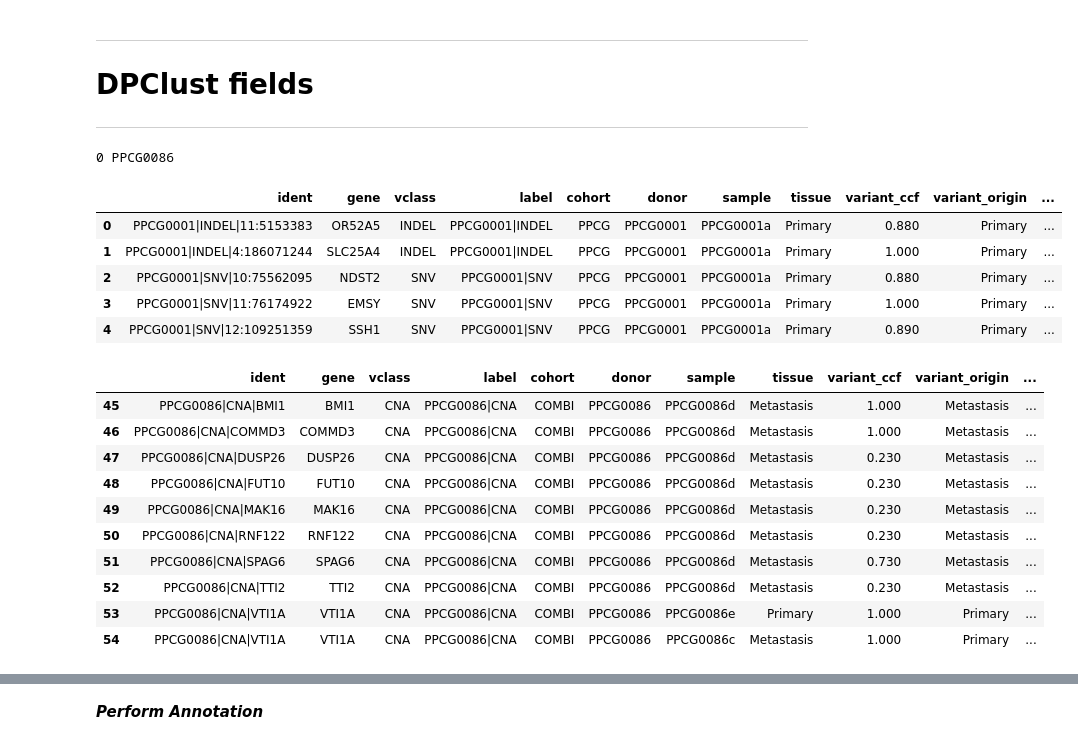
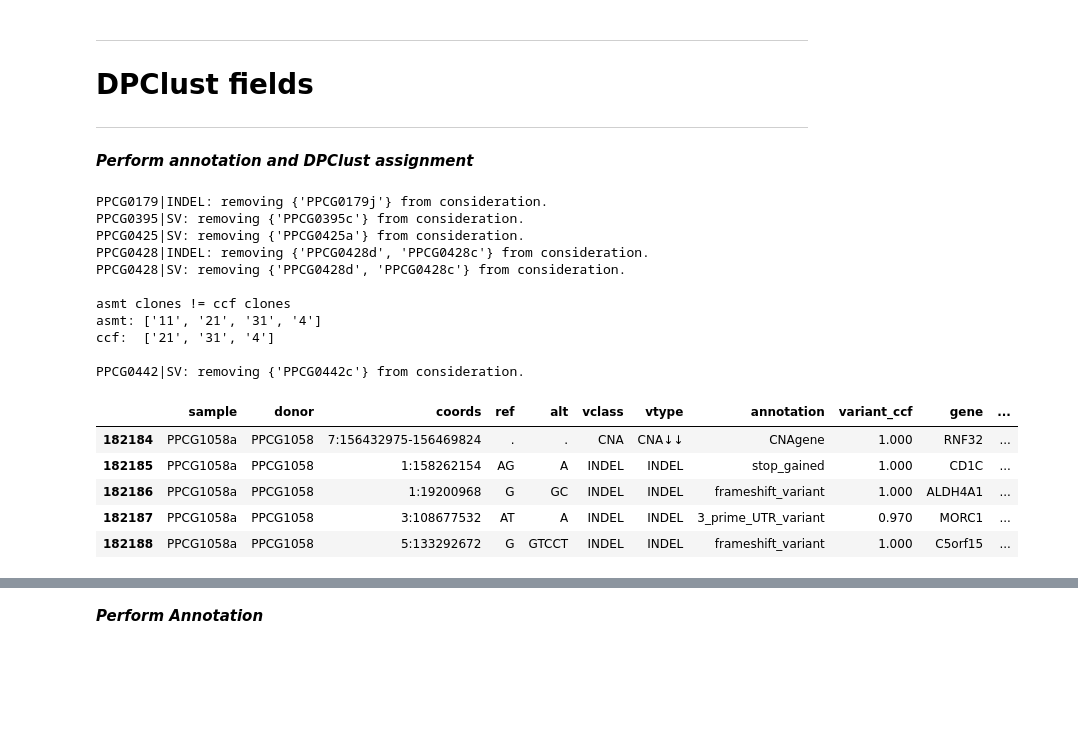
Before and after one commit to GraceAHall/PPCG_DifferentialGenesetMutation, a Jupyter notebook: scripts/assign_clones.ipynb, the cells around one changed output, grey strips where cells are left out. Saved outputs shown, nothing was run; the diff lists cells and outputs as text; code cells hidden in the pictures; blank space fills up the shorter version.

```diff
--- a/scripts/assign_clones.ipynb
+++ b/scripts/assign_clones.ipynb
@@ -165,7 +167,7 @@ def preprocess_mutations(table: pd.DataFrame) -> pd.DataFrame:
 
     # drop duplicates.
     # sorting ensures higher ccf replicates are kept.
-    df = df.sort_values('est_ccf', ascending=False)
+    df = df.sort_values(['est_ccf', 'coords'], ascending=False)
     # SNV/INDEL: exact variant duplicates.
     shard1 = df[df['vclass'].isin(['SNV', 'INDEL'])].copy()
     shard1 = shard1.drop_duplicates(subset=['sample', 'vclass', 'coords'])
@@ -186,9 +188,12 @@ def preprocess_mutations(table: pd.DataFrame) -> pd.DataFrame:
 
     # formatting
     df = df.rename(columns={'est_ccf': 'variant_ccf'})
-    df = df[['ident', 'gene', 'vclass', 'label', 'cohort', 'donor', 'sample', 'tissue', 'variant_ccf']].copy()
+    # df = df[['ident', 'label', 'gene', 'vclass', 'cohort', 'donor', 'sample', 'tissue', 'variant_ccf']].copy()
+    df = df.copy()
     df = df.sort_values('ident')
     return df
 
 muts = load_mutations()
+print(muts.head())
 muts = preprocess_mutations(muts)
+muts.head()
@@ -721,48 +785,53 @@ def _process_variant_chunk(df: pd.DataFrame, local_ccfs: pd.DataFrame) -> str|No
     return clone
+# %% [markdown]
+***Perform annotation and DPClust assignment***
 # %%
 fmapper = {
     'single_primary': assign_single_primary,
     'multi_primary': assign_multi_primary,
     'single_primary_single_met': assign_single_primary_single_met,
     'single_primary_multi_met': assign_single_primary_multi_met,
     'single_met': assign_single_met,
     'multi_met': assign_multi_met,
 }
 
 muts = load_mutations()
 muts = preprocess_mutations(muts)
-muts = muts[muts['donor'].isin(['PPCG0086', 'PPCG0001'])].copy()
+# muts = muts[muts['donor']=='PPCG0395'].copy()
+# muts = muts[muts['donor'].isin(['PPCG0086', 'PPCG0001'])].copy()
 
 table = pd.DataFrame(columns=muts.columns.to_list() + ['variant_origin', 'variant_ctype'])
 for handling, func in fmapper.items():
     cigs = set(hframe[hframe['handling']==handling]['label'].unique())
     df = muts[muts['label'].isin(cigs)].copy()
     if df.shape[0] == 0:
         continue
     df = func(df, hframe)
     table = pd.concat([table, df], ignore_index=True)
 
 table = assign_dpclust(table, hframe)
-table.head()
+assert muts['ident'].nunique() == table['ident'].nunique()
+assert table[table['vclass']=='SV']['variant_ccf'].isna().all()
+assert table[table['vclass']!='SV']['variant_ccf'].notna().all()
+assert table['variant_origin'].isna().sum()==0
+assert table['variant_ctype'].isna().sum()==0
+# table = table.rename(columns={'ident': 'variant'})
+table[table['cohort']=='COMBI'].head()
 # %% [output]
-0 PPCG0086
+PPCG0179|INDEL: removing {'PPCG0179j'} from consideration.
+PPCG0395|SV: removing {'PPCG0395c'} from consideration.
+PPCG0425|SV: removing {'PPCG0425a'} from consideration.
+PPCG0428|INDEL: removing {'PPCG0428d', 'PPCG0428c'} from consideration.
+PPCG0428|SV: removing {'PPCG0428d', 'PPCG0428c'} from consideration.
+
+asmt clones != ccf clones
+asmt: ['11', '21', '31', '4']
+ccf:  ['21', '31', '4']
+
+PPCG0442|SV: removing {'PPCG0442c'} from consideration.
-|  | ident | gene | vclass | label | cohort | donor | sample | tissue | variant_ccf | variant_origin | ... |
-| 0 | PPCG0001|INDEL|11:5153383 | OR52A5 | INDEL | PPCG0001|INDEL | PPCG | PPCG0001 | PPCG0001a | Primary | 0.880 | Primary | ... |
-| 1 | PPCG0001|INDEL|4:186071244 | SLC25A4 | INDEL | PPCG0001|INDEL | PPCG | PPCG0001 | PPCG0001a | Primary | 1.000 | Primary | ... |
-| 2 | PPCG0001|SNV|10:75562095 | NDST2 | SNV | PPCG0001|SNV | PPCG | PPCG0001 | PPCG0001a | Primary | 0.880 | Primary | ... |
-| 3 | PPCG0001|SNV|11:76174922 | EMSY | SNV | PPCG0001|SNV | PPCG | PPCG0001 | PPCG0001a | Primary | 1.000 | Primary | ... |
-| 4 | PPCG0001|SNV|12:109251359 | SSH1 | SNV | PPCG0001|SNV | PPCG | PPCG0001 | PPCG0001a | Primary | 0.890 | Primary | ... |
+|  | sample | donor | coords | ref | alt | vclass | vtype | annotation | variant_ccf | gene | ... |
+| 182184 | PPCG1058a | PPCG1058 | 7:156432975-156469824 | . | . | CNA | CNA↓↓ | CNAgene | 1.000 | RNF32 | ... |
+| 182185 | PPCG1058a | PPCG1058 | 1:158262154 | AG | A | INDEL | INDEL | stop_gained | 1.000 | CD1C | ... |
+| 182186 | PPCG1058a | PPCG1058 | 1:19200968 | G | GC | INDEL | INDEL | frameshift_variant | 1.000 | ALDH4A1 | ... |
+| 182187 | PPCG1058a | PPCG1058 | 3:108677532 | AT | A | INDEL | INDEL | 3_prime_UTR_variant | 0.970 | MORC1 | ... |
+| 182188 | PPCG1058a | PPCG1058 | 5:133292672 | G | GTCCT | INDEL | INDEL | frameshift_variant | 1.000 | C5orf15 | ... |
-# %%
-table[table['donor']=='PPCG0086'].head(10)
-# %% [output]
-|  | ident | gene | vclass | label | cohort | donor | sample | tissue | variant_ccf | variant_origin | ... |
-| 45 | PPCG0086|CNA|BMI1 | BMI1 | CNA | PPCG0086|CNA | COMBI | PPCG0086 | PPCG0086d | Metastasis | 1.000 | Metastasis | ... |
-| 46 | PPCG0086|CNA|COMMD3 | COMMD3 | CNA | PPCG0086|CNA | COMBI | PPCG0086 | PPCG0086d | Metastasis | 1.000 | Metastasis | ... |
-| 47 | PPCG0086|CNA|DUSP26 | DUSP26 | CNA | PPCG0086|CNA | COMBI | PPCG0086 | PPCG0086d | Metastasis | 0.230 | Metastasis | ... |
-| 48 | PPCG0086|CNA|FUT10 | FUT10 | CNA | PPCG0086|CNA | COMBI | PPCG0086 | PPCG0086d | Metastasis | 0.230 | Metastasis | ... |
-| 49 | PPCG0086|CNA|MAK16 | MAK16 | CNA | PPCG0086|CNA | COMBI | PPCG0086 | PPCG0086d | Metastasis | 0.230 | Metastasis | ... |
-| 50 | PPCG0086|CNA|RNF122 | RNF122 | CNA | PPCG0086|CNA | COMBI | PPCG0086 | PPCG0086d | Metastasis | 0.230 | Metastasis | ... |
-| 51 | PPCG0086|CNA|SPAG6 | SPAG6 | CNA | PPCG0086|CNA | COMBI | PPCG0086 | PPCG0086d | Metastasis | 0.730 | Metastasis | ... |
-| 52 | PPCG0086|CNA|TTI2 | TTI2 | CNA | PPCG0086|CNA | COMBI | PPCG0086 | PPCG0086d | Metastasis | 0.230 | Metastasis | ... |
-| 53 | PPCG0086|CNA|VTI1A | VTI1A | CNA | PPCG0086|CNA | COMBI | PPCG0086 | PPCG0086e | Primary | 1.000 | Primary | ... |
-| 54 | PPCG0086|CNA|VTI1A | VTI1A | CNA | PPCG0086|CNA | COMBI | PPCG0086 | PPCG0086c | Metastasis | 1.000 | Primary | ... |
```
Also changed, not shown: parts of 29 cells of this notebook, 39 other files.
